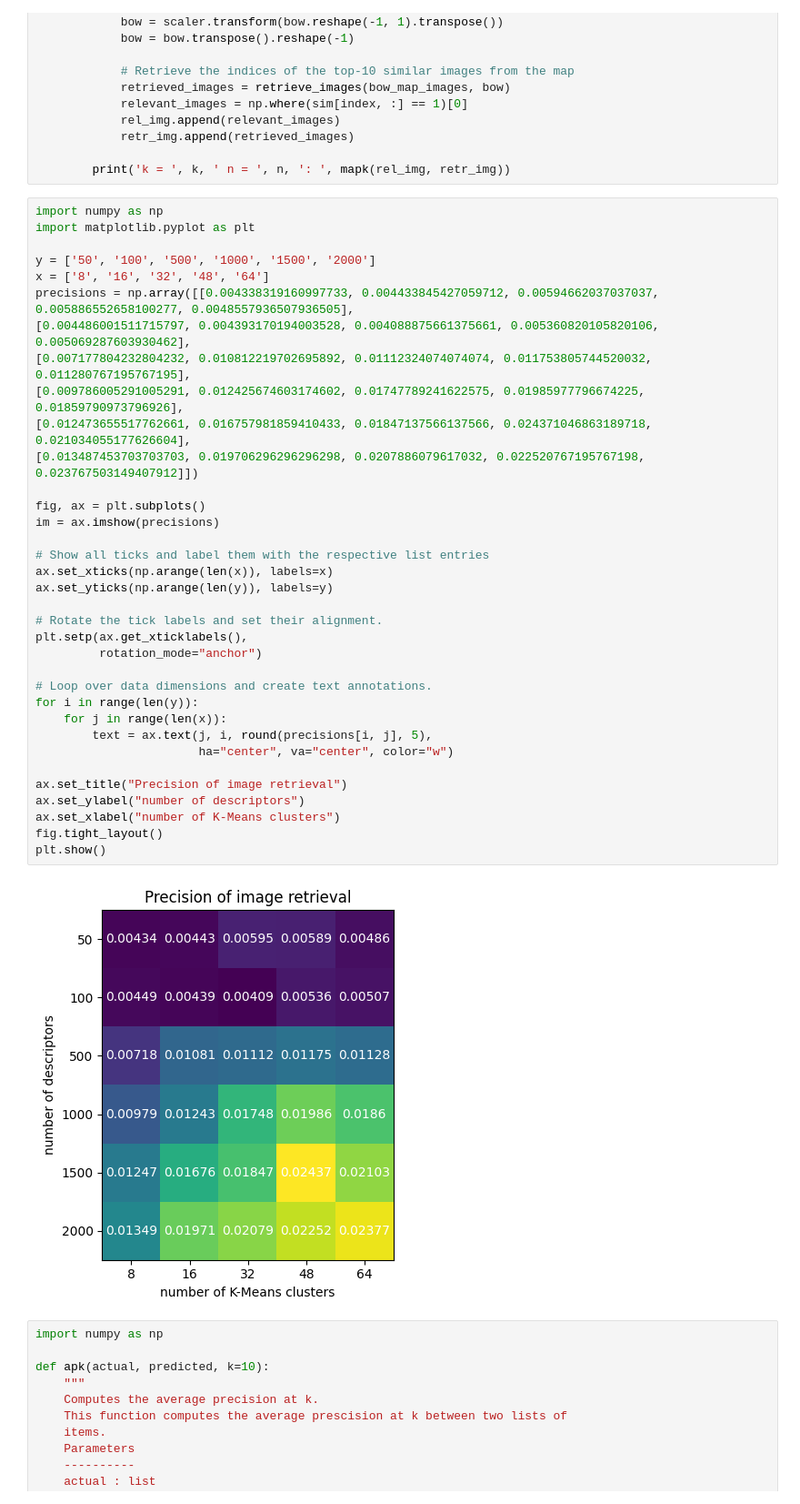
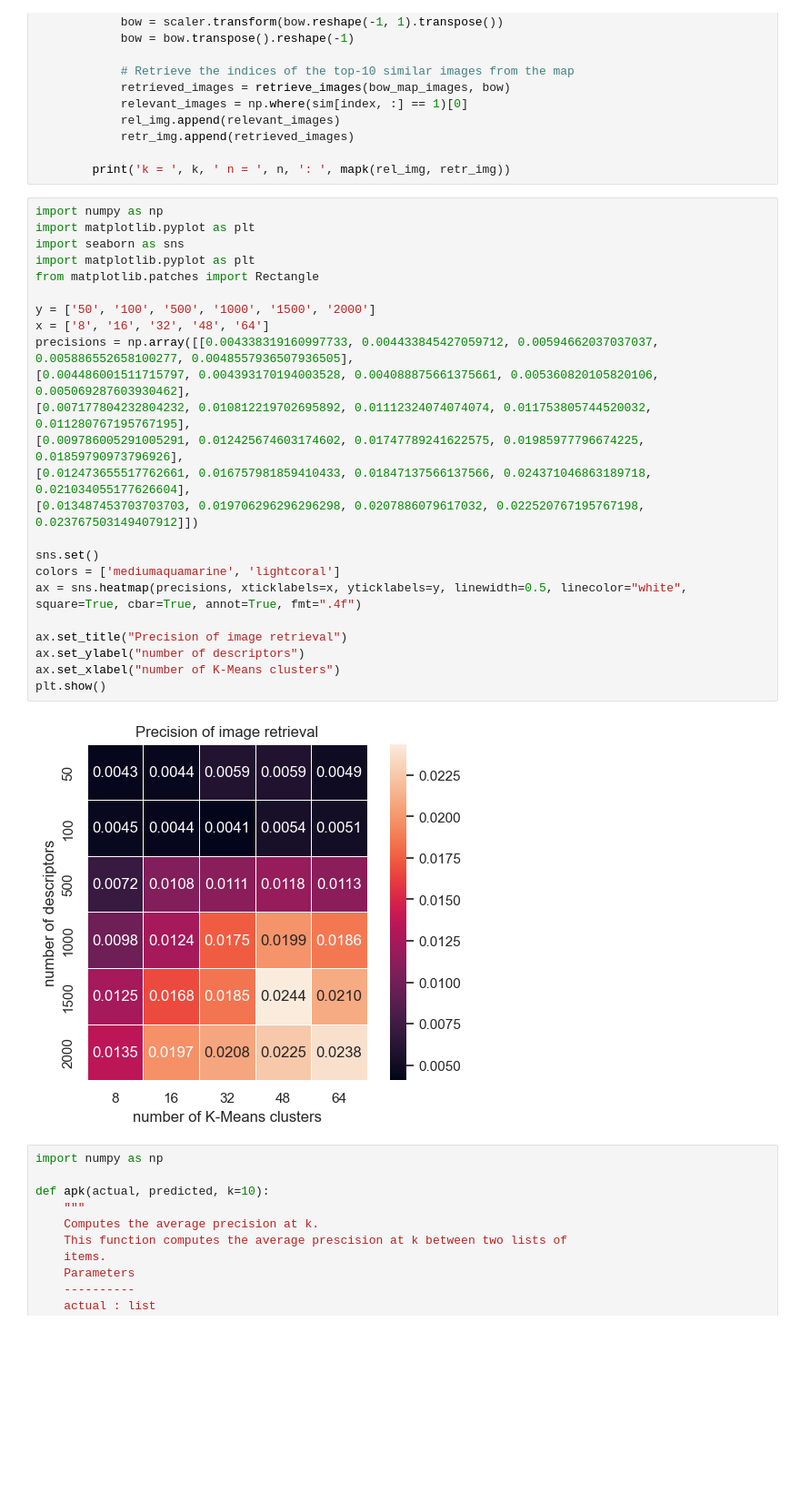
Before and after one commit to timovdk/fir-project, a Jupyter notebook: image-retrieval.ipynb, the cells around one changed output. Shown: that part at 91% size. Saved outputs shown, nothing was run; the diff lists cells and outputs as text; blank space fills up the shorter version.

Commit message:
New heatmaps (seaborn)

```diff
--- a/image-retrieval.ipynb
+++ b/image-retrieval.ipynb
@@ -307,40 +307,29 @@ for n in tqdm(ns):
 # %%
 import numpy as np
 import matplotlib.pyplot as plt
+import seaborn as sns
+import matplotlib.pyplot as plt
+from matplotlib.patches import Rectangle
 
 y = ['50', '100', '500', '1000', '1500', '2000']
 x = ['8', '16', '32', '48', '64']
 precisions = np.array([[0.004338319160997733, 0.004433845427059712, 0.00594662037037037, 0.005886552658100277, 0.0048557936507936505],
 [0.004486001511715797, 0.004393170194003528, 0.004088875661375661, 0.005360820105820106, 0.005069287603930462],
 [0.007177804232804232, 0.010812219702695892, 0.01112324074074074, 0.011753805744520032, 0.011280767195767195],
 [0.009786005291005291, 0.012425674603174602, 0.01747789241622575, 0.01985977796674225, 0.01859790973796926],
 [0.012473655517762661, 0.016757981859410433, 0.01847137566137566, 0.024371046863189718, 0.021034055177626604],
 [0.013487453703703703, 0.019706296296296298, 0.0207886079617032, 0.022520767195767198, 0.023767503149407912]])
 
-fig, ax = plt.subplots()
-im = ax.imshow(precisions)
-
-# Show all ticks and label them with the respective list entries
-ax.set_xticks(np.arange(len(x)), labels=x)
-ax.set_yticks(np.arange(len(y)), labels=y)
-
-# Rotate the tick labels and set their alignment.
-plt.setp(ax.get_xticklabels(),
-         rotation_mode="anchor")
-
-# Loop over data dimensions and create text annotations.
-for i in range(len(y)):
-    for j in range(len(x)):
-        text = ax.text(j, i, round(precisions[i, j], 5),
-                       ha="center", va="center", color="w")
+sns.set()
+colors = ['mediumaquamarine', 'lightcoral']
+ax = sns.heatmap(precisions, xticklabels=x, yticklabels=y, linewidth=0.5, linecolor="white", square=True, cbar=True, annot=True, fmt=".4f")
 
 ax.set_title("Precision of image retrieval")
 ax.set_ylabel("number of descriptors")
 ax.set_xlabel("number of K-Means clusters")
-fig.tight_layout()
 plt.show()
 # %% [output]
-[figure, old version]
+[figure, new version]
 # %%
 import numpy as np
 
```
Also changed, not shown: parts of 2 cells of this notebook, 3 other files.
